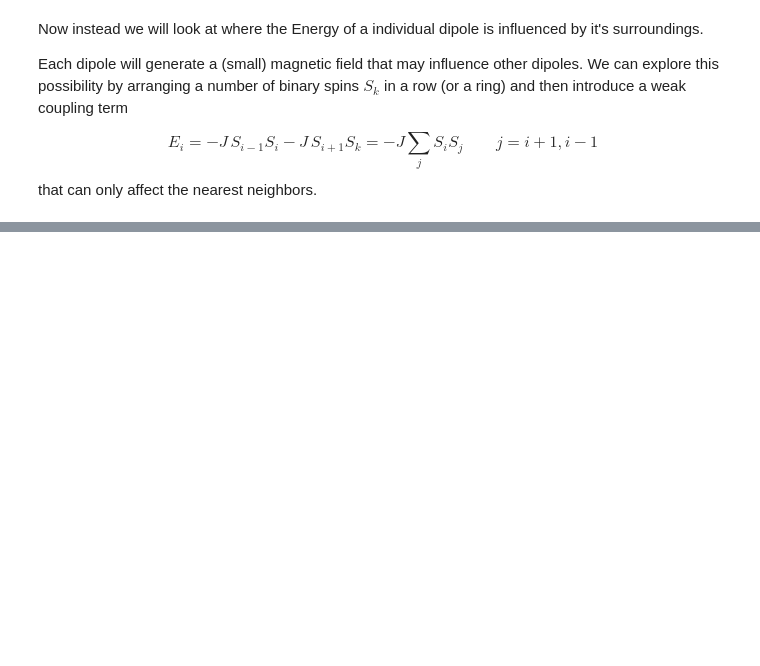
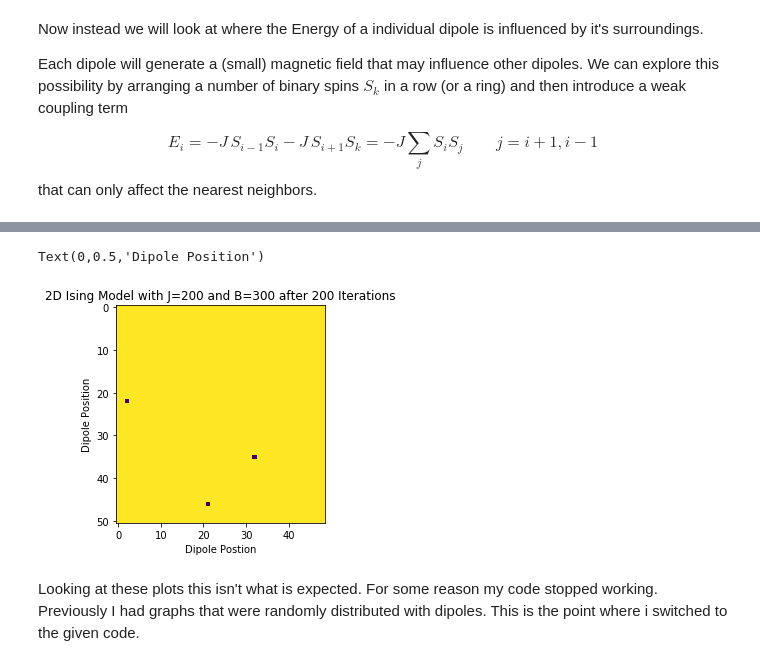
Before and after one commit to kunalnaidu1998/Computational_Physics, a Jupyter notebook: Physics 481/Assignment 4 Kunal Naidu 30020999.ipynb, the cells around one changed output, grey strips where cells are left out. Cells and saved outputs as stored; diff of their text form; code cells hidden in the pictures; blank space fills up the shorter version.

```diff
--- a/Physics 481/Assignment 4 Kunal Naidu 30020999.ipynb
+++ b/Physics 481/Assignment 4 Kunal Naidu 30020999.ipynb
@@ -584,0 +708,10 @@ plt.imshow(data[Itterations[2]])
+# %%
+plt.imshow(Itteration_Stepper(200,200,300))
+plt.title('2D Ising Model with J=200 and B=300 after 200 Iterations')
+plt.xlabel('Dipole Postion')
+plt.ylabel('Dipole Position')
+# %% [output]
+Text(0,0.5,'Dipole Position')
+[figure, added]
+# %% [markdown]
+Looking at these plots this isn't what is expected. For some reason my code stopped working. Previously I had graphs that were randomly distributed with dipoles. This is the point where i switched to the given code.
```
Also changed, not shown: parts of 34 cells of this notebook, 1 other file.
